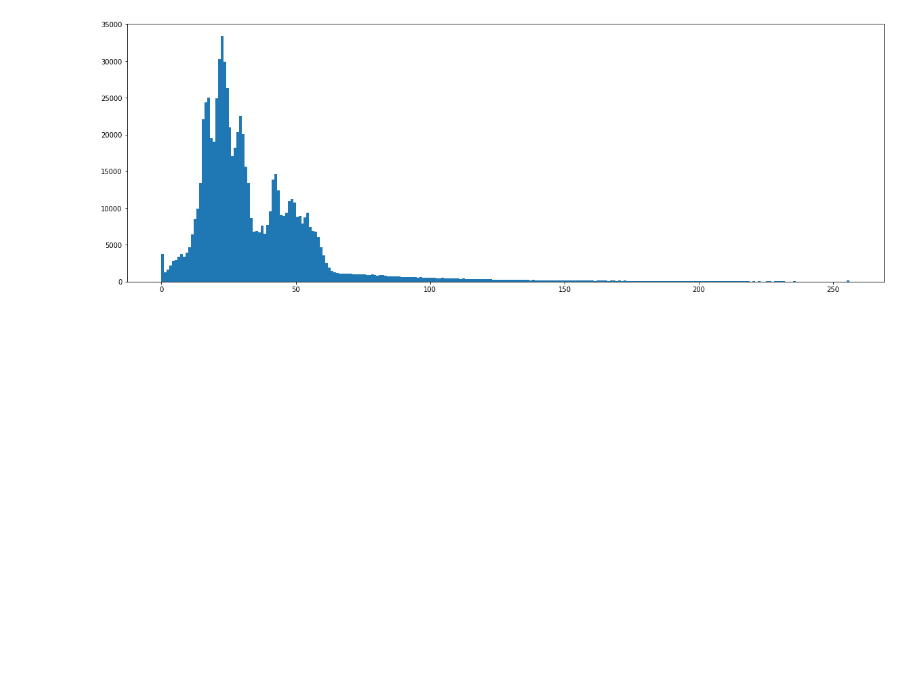
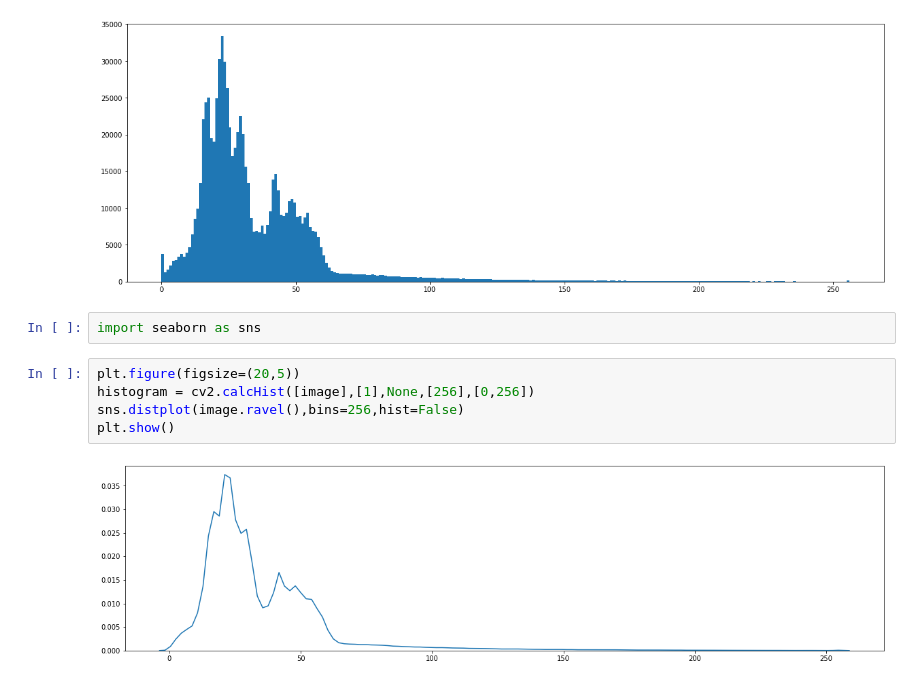
Before and after one commit to moh-C/opencv, a Jupyter notebook: Histograms.ipynb, the cells around one changed output. Saved outputs shown, nothing was run; the diff lists cells and outputs as text; blank space fills up the shorter version.

```diff
--- a/Histograms.ipynb
+++ b/Histograms.ipynb
@@ -26,3 +26,12 @@ plt.hist(image.ravel(),256,[0,256])
 plt.show()
 # %% [output]
 [figure]
+# %%
+import seaborn as sns
+# %%
+plt.figure(figsize=(20,5))
+histogram = cv2.calcHist([image],[1],None,[256],[0,256])
+sns.distplot(image.ravel(),bins=256,hist=False)
+plt.show()
+# %% [output]
+[figure, added]
```
Also changed, not shown: parts of 2 cells of this notebook.
